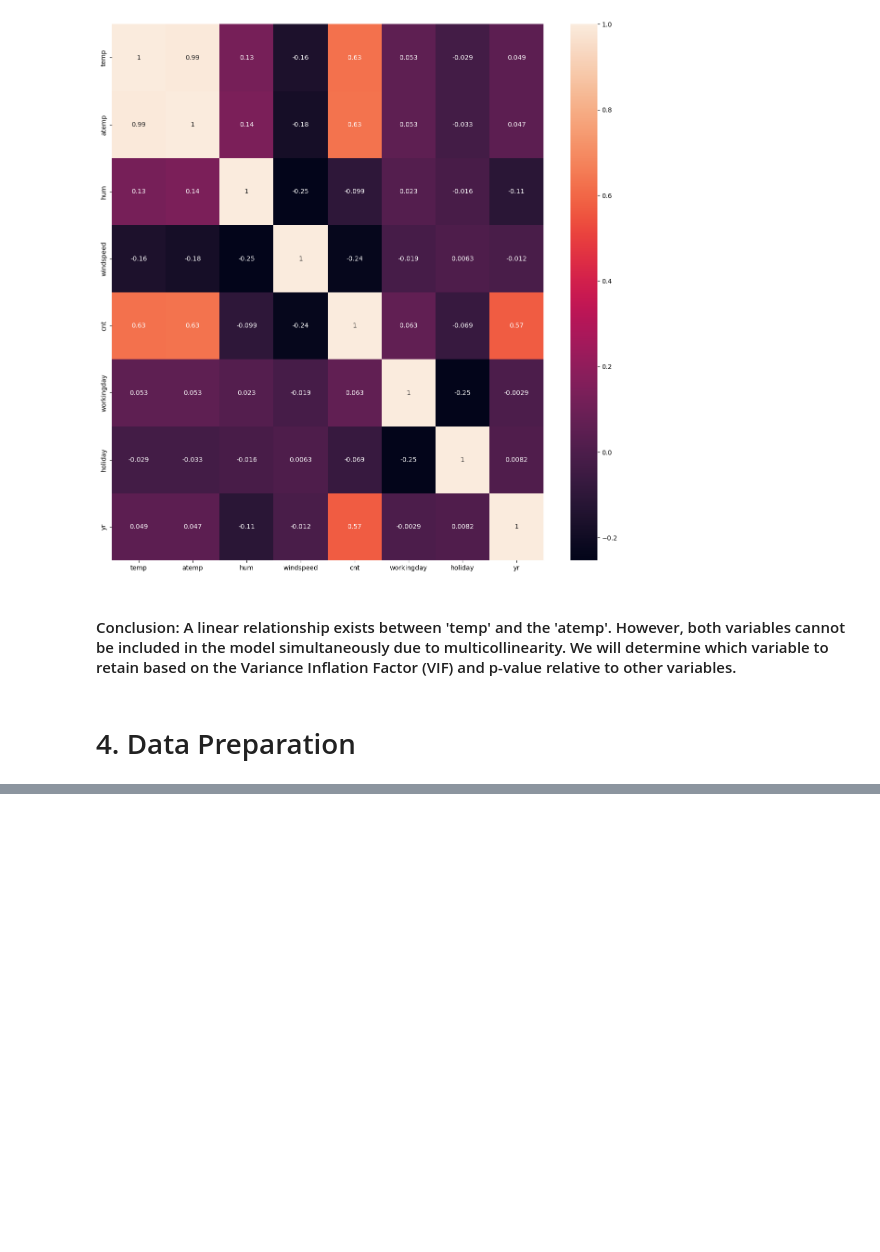
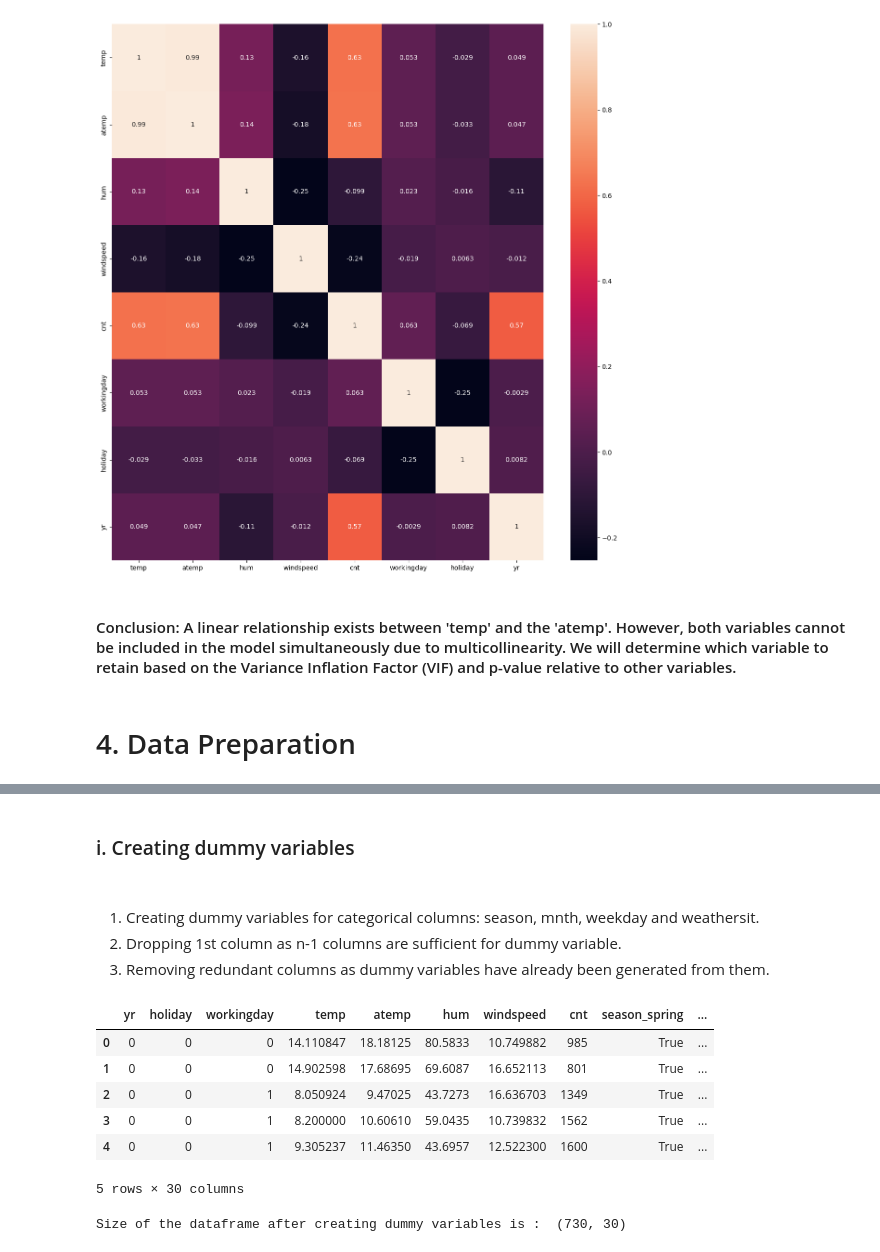
Before and after one commit to anagharavishankar/Regression_Bike_Sharing, a Jupyter notebook: Anagha_Ravishankar_Bike_Sharing.ipynb, the cells around one changed output, grey strips where cells are left out. Drawn from its saved outputs; the diff is of its cells as text; code cells hidden in the pictures; blank space fills up the shorter version.

Commit message:
Creating dummy variables

```diff
--- a/Anagha_Ravishankar_Bike_Sharing.ipynb
+++ b/Anagha_Ravishankar_Bike_Sharing.ipynb
@@ -260,0 +271,25 @@ plt.show()
+# %% [markdown]
+### i. Creating dummy variables
+# %% [markdown]
+####
+1. Creating dummy variables for categorical columns: season, mnth, weekday and weathersit.
+2. Dropping 1st column as n-1 columns are sufficient for dummy variable.
+3. Removing redundant columns as dummy variables have already been generated from them.
+# %%
+# creating dummy variables and dropping 1st col making the use of n-1 concept
+bike_df = pd.get_dummies(data=bike_df,columns=["season","mnth","weekday", "weathersit"],drop_first=True)
+# %%
+# checking the dummy variables
+bike_df.head()
+# %% [output]
+|  | yr | holiday | workingday | temp | atemp | hum | windspeed | cnt | season_spring | ... |
+| 0 | 0 | 0 | 0 | 14.110847 | 18.18125 | 80.5833 | 10.749882 | 985 | True | ... |
+| 1 | 0 | 0 | 0 | 14.902598 | 17.68695 | 69.6087 | 16.652113 | 801 | True | ... |
+| 2 | 0 | 0 | 1 | 8.050924 | 9.47025 | 43.7273 | 16.636703 | 1349 | True | ... |
+| 3 | 0 | 0 | 1 | 8.200000 | 10.60610 | 59.0435 | 10.739832 | 1562 | True | ... |
+| 4 | 0 | 0 | 1 | 9.305237 | 11.46350 | 43.6957 | 12.522300 | 1600 | True | ... |
+5 rows × 30 columns
+# %%
+print("Size of the dataframe after creating dummy variables is : ", bike_df.shape)
+# %% [output]
+Size of the dataframe after creating dummy variables is :  (730, 30)
```
Also changed, not shown: parts of 3 cells of this notebook.
